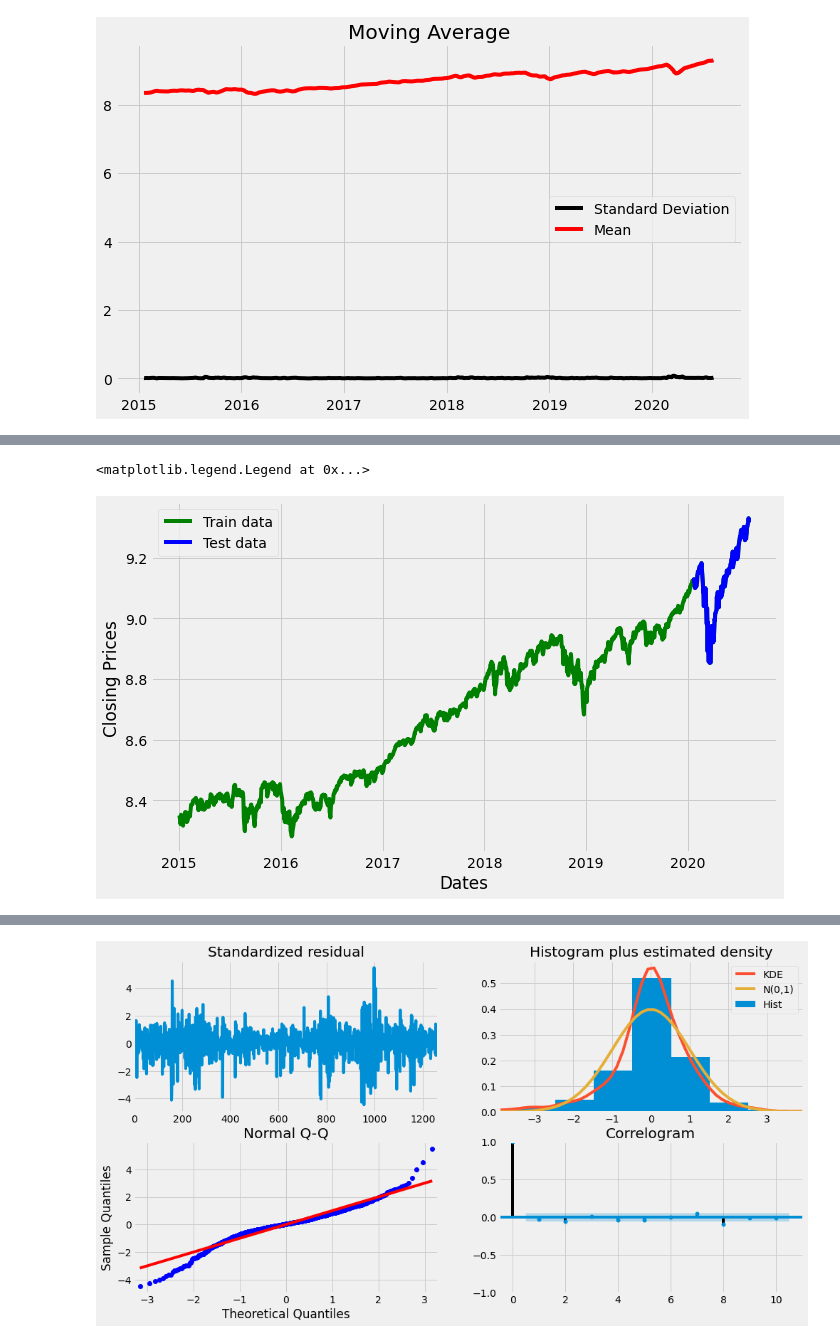
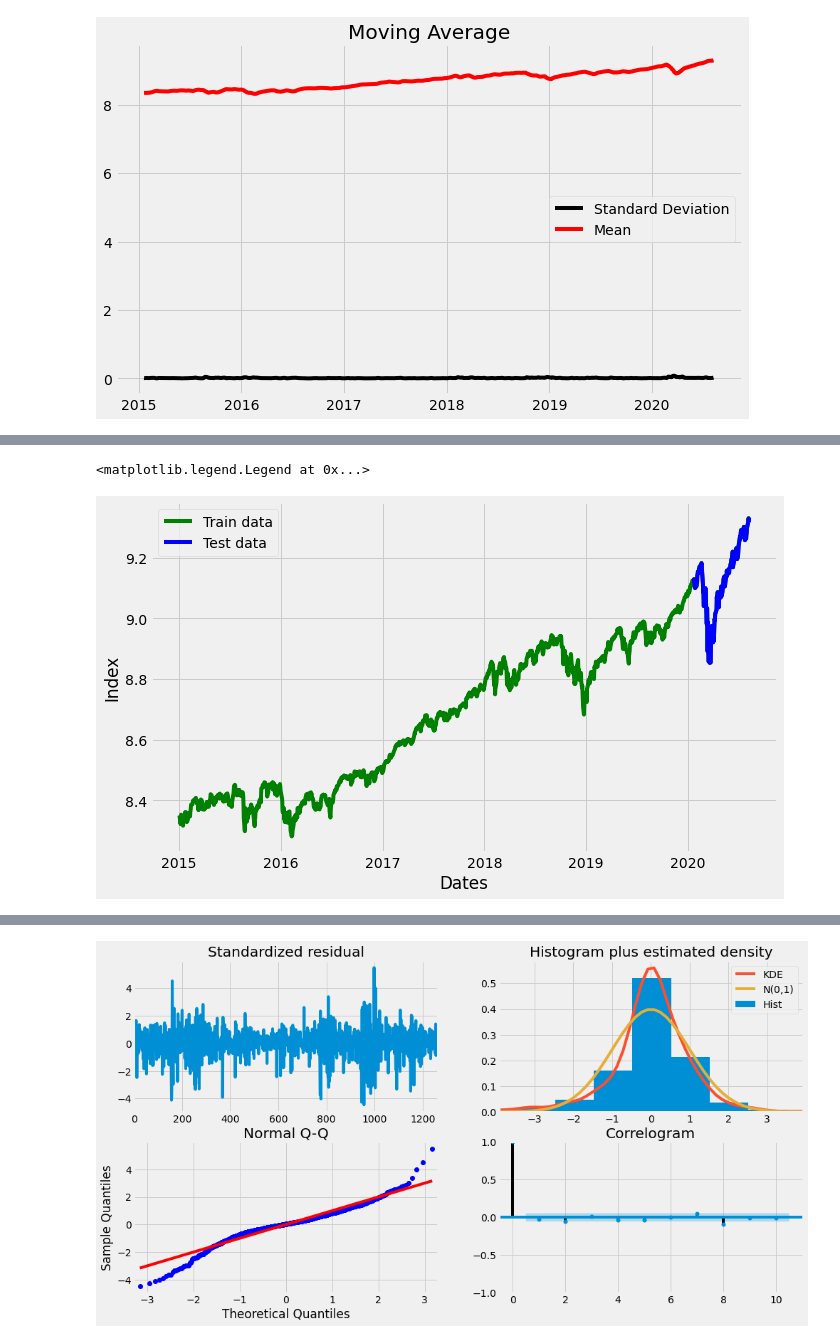
Before and after one commit to ralphbaroud/Final-Project, a Jupyter notebook: Project3_ARIMA_N100_SP.ipynb, the cells around one changed output, grey strips where cells are left out. Cells and saved outputs as stored; diff of their text form; code cells hidden in the pictures.

```diff
--- a/Project3_ARIMA_N100_SP.ipynb
+++ b/Project3_ARIMA_N100_SP.ipynb
@@ -150,16 +115,16 @@ df_exp
 # %%
 #split data into train and training set
 train_data, test_data = df_log[3:int(len(df_log)*0.9)], df_log[int(len(df_log)*0.9):]
 plt.figure(figsize=(10,6))
 plt.grid(True)
 plt.xlabel('Dates')
-plt.ylabel('Closing Prices')
+plt.ylabel('Index')
 plt.plot(df_log, 'green', label='Train data')
 plt.plot(test_data, 'blue', label='Test data')
 plt.legend()
 # %% [output]
 <matplotlib.legend.Legend at 0x...>
-[figure, old version]
+[figure, new version]
 # %%
 model_autoARIMA = auto_arima(train_data, start_p=0, start_q=0,
                       test='adf',       # use adftest to find             optimal 'd'
```
Also changed, not shown: parts of 11 cells of this notebook.
